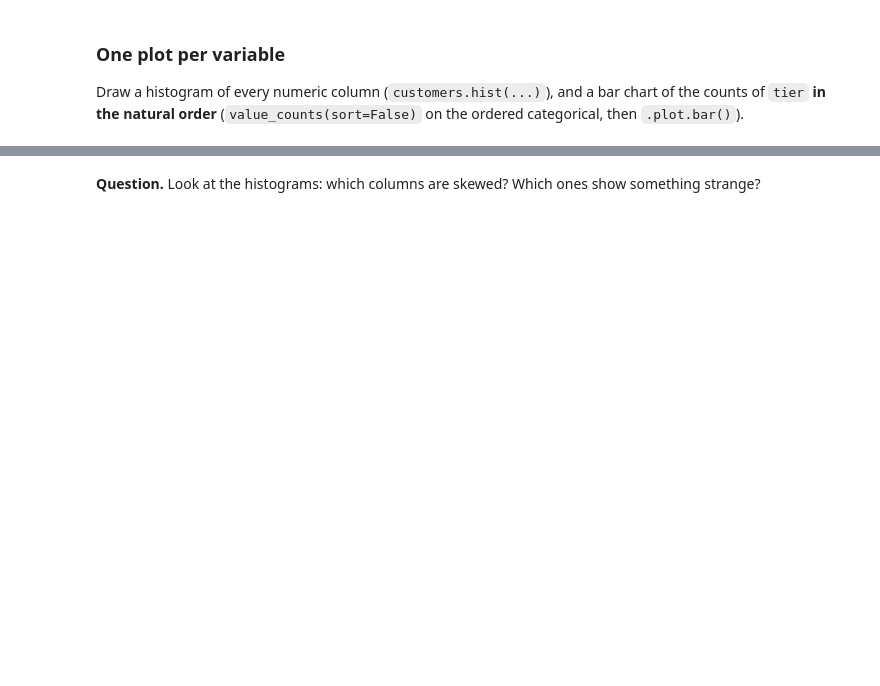
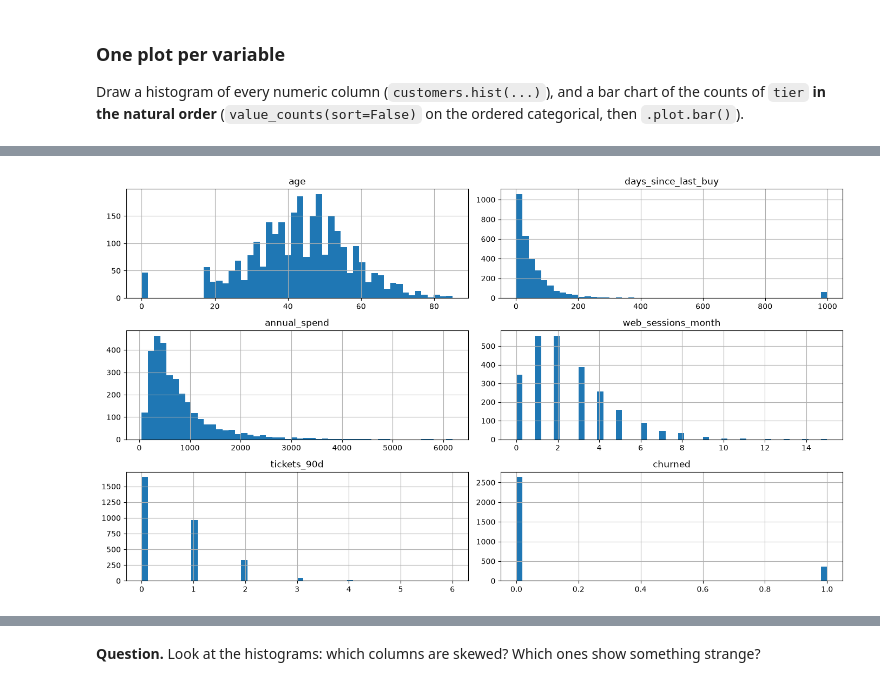
Before and after one commit to mengxian0913/MLDM_Unibo_public, a Jupyter notebook: ML_Lab/notebooks/lab01-eda/lab01-eda.ipynb, the cells around one changed output, grey strips where cells are left out. Drawn from its saved outputs; the diff is of its cells as text; code cells hidden in the pictures; blank space fills up the shorter version.

```diff
--- a/ML_Lab/notebooks/lab01-eda/lab01-eda.ipynb
+++ b/ML_Lab/notebooks/lab01-eda/lab01-eda.ipynb
@@ -537,0 +601,6 @@ Draw a histogram of every numeric column (`customers.hist(...)`), and a bar char
+# %%
+customers.hist(figsize=(14, 8), bins=50)
+plt.tight_layout()
+plt.show()
+# %% [output]
+[figure, added]
```
Also changed, not shown: parts of 69 cells of this notebook.
